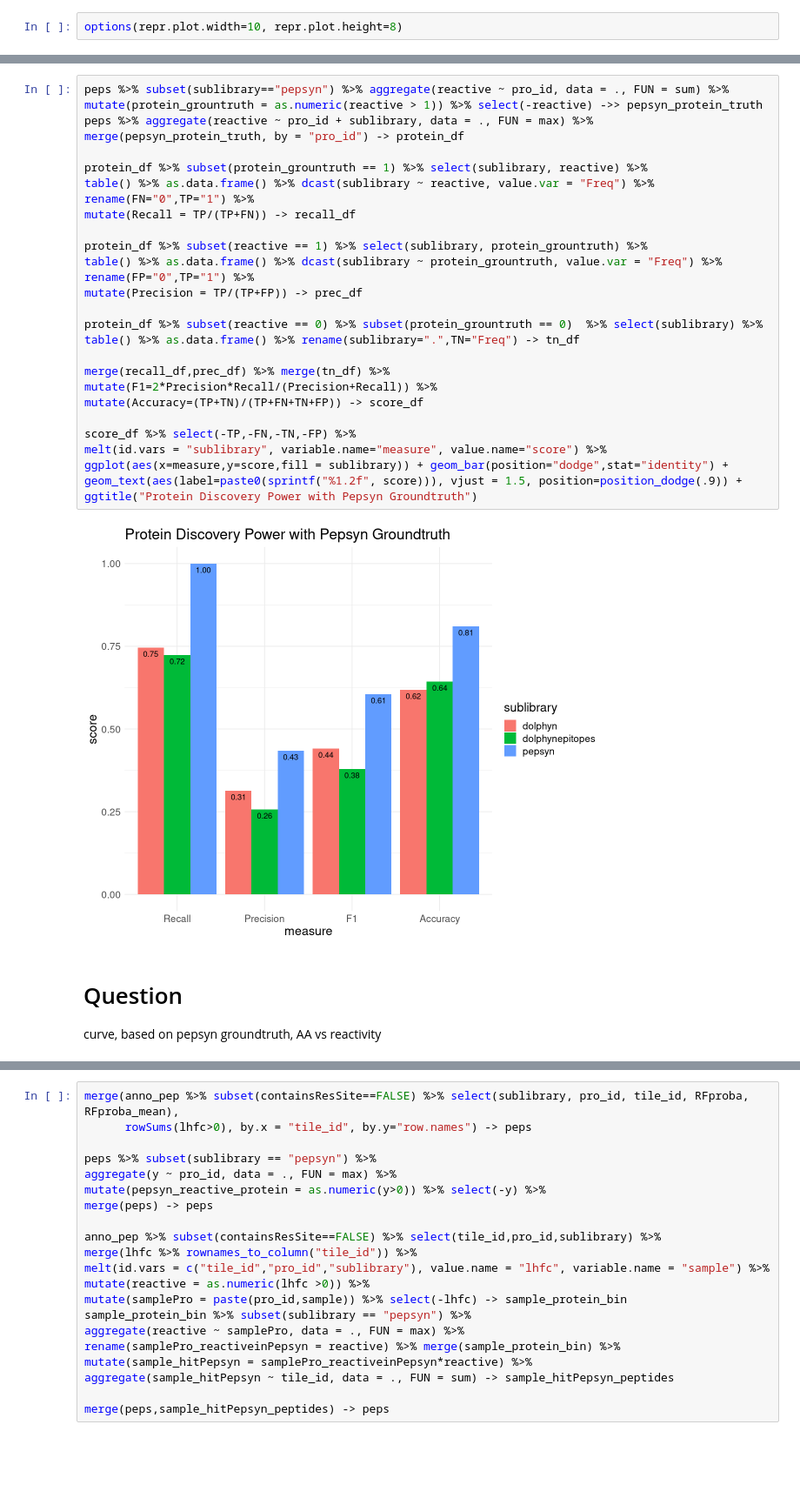
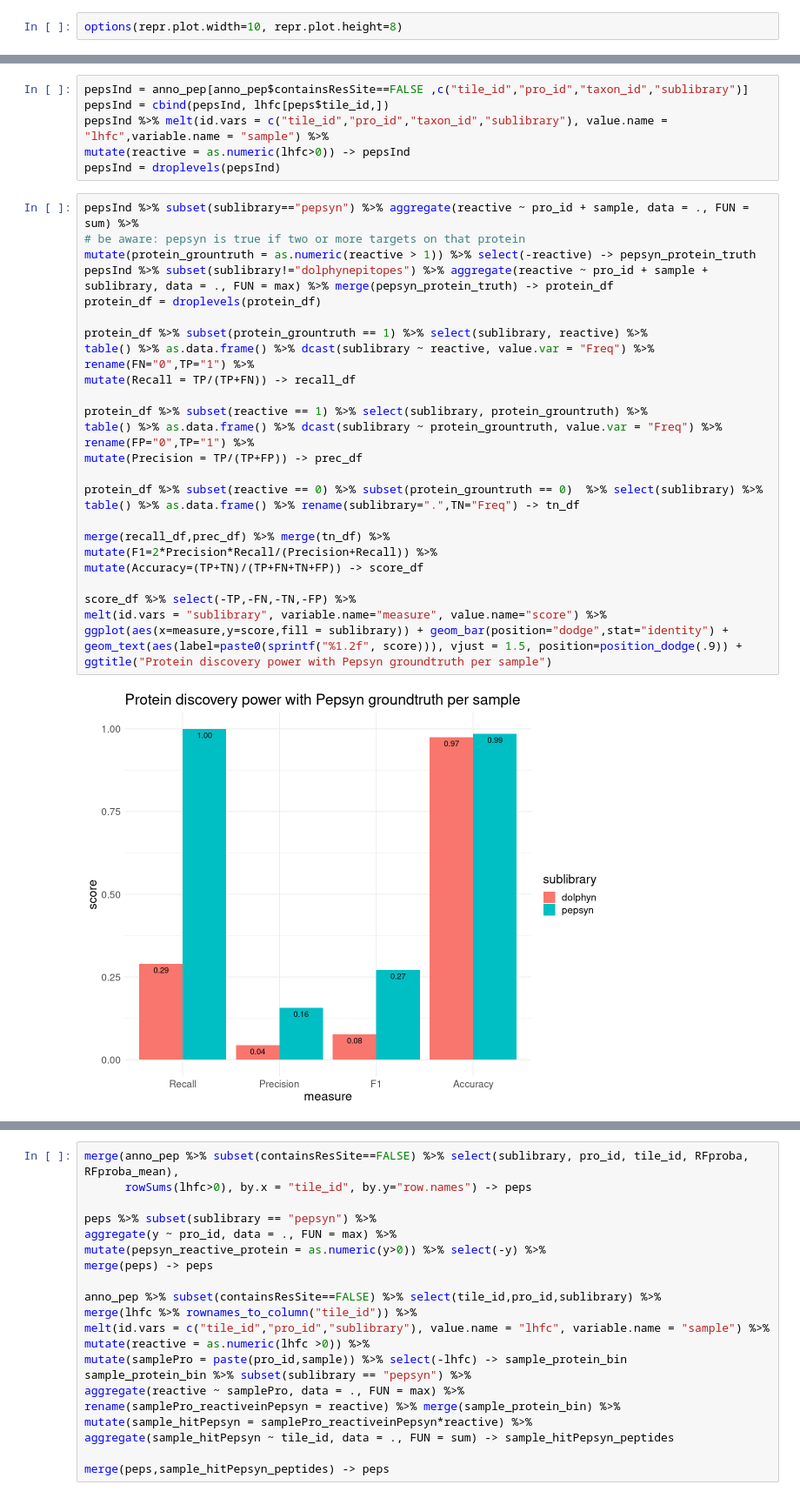
Before and after one commit to kepsi/Dolphyn, a Jupyter notebook: Manuscript Analyses/pepsynVSdolphyn.ipynb, the cells around one changed output, grey strips where cells are left out. Shown at 87% size. Drawn from its saved outputs; the diff is of its cells as text; blank space fills up the shorter version.

```diff
--- a/Manuscript Analyses/pepsynVSdolphyn.ipynb
+++ b/Manuscript Analyses/pepsynVSdolphyn.ipynb
@@ -71,29 +44,35 @@ ggtitle("Protein Discovery Power with Fair Groundtruth")
-# %%
-peps %>% subset(sublibrary=="pepsyn") %>% aggregate(reactive ~ pro_id, data = ., FUN = sum) %>% mutate(protein_grountruth = as.numeric(reactive > 1)) %>% select(-reactive) ->> pepsyn_protein_truth
-peps %>% aggregate(reactive ~ pro_id + sublibrary, data = ., FUN = max) %>% merge(pepsyn_protein_truth, by = "pro_id") -> protein_df
-
-protein_df %>% subset(protein_grountruth == 1) %>% select(sublibrary, reactive) %>%
-table() %>% as.data.frame() %>% dcast(sublibrary ~ reactive, value.var = "Freq") %>% rename(FN="0",TP="1") %>%
-mutate(Recall = TP/(TP+FN)) -> recall_df
-
-protein_df %>% subset(reactive == 1) %>% select(sublibrary, protein_grountruth) %>%
-table() %>% as.data.frame() %>% dcast(sublibrary ~ protein_grountruth, value.var = "Freq") %>% rename(FP="0",TP="1") %>%
-mutate(Precision = TP/(TP+FP)) -> prec_df
-
-protein_df %>% subset(reactive == 0) %>% subset(protein_grountruth == 0)  %>% select(sublibrary) %>%
-table() %>% as.data.frame() %>% rename(sublibrary=".",TN="Freq") -> tn_df
-
-merge(recall_df,prec_df) %>% merge(tn_df) %>%
-mutate(F1=2*Precision*Recall/(Precision+Recall)) %>%
-mutate(Accuracy=(TP+TN)/(TP+FN+TN+FP)) -> score_df
-
-score_df %>% select(-TP,-FN,-TN,-FP) %>%
-melt(id.vars = "sublibrary", variable.name="measure", value.name="score") %>%
-ggplot(aes(x=measure,y=score,fill = sublibrary)) + geom_bar(position="dodge",stat="identity") +
-geom_text(aes(label=paste0(sprintf("%1.2f", score))), vjust = 1.5, position=position_dodge(.9)) +
-ggtitle("Protein Discovery Power with Pepsyn Groundtruth")
-# %% [output]
-[figure, removed]
-# %% [markdown]
-# Question
-curve, based on pepsyn groundtruth, AA vs reactivity
+# %%
+pepsInd = anno_pep[anno_pep$containsResSite==FALSE ,c("tile_id","pro_id","taxon_id","sublibrary")]
+pepsInd = cbind(pepsInd, lhfc[peps$tile_id,])
+pepsInd %>% melt(id.vars = c("tile_id","pro_id","taxon_id","sublibrary"), value.name = "lhfc",variable.name = "sample") %>%
+mutate(reactive = as.numeric(lhfc>0)) -> pepsInd
+pepsInd = droplevels(pepsInd)
+# %%
+pepsInd %>% subset(sublibrary=="pepsyn") %>% aggregate(reactive ~ pro_id + sample, data = ., FUN = sum) %>%
+# be aware: pepsyn is true if two or more targets on that protein
+mutate(protein_grountruth = as.numeric(reactive > 1)) %>% select(-reactive) -> pepsyn_protein_truth
+pepsInd %>% subset(sublibrary!="dolphynepitopes") %>% aggregate(reactive ~ pro_id + sample + sublibrary, data = ., FUN = max) %>% merge(pepsyn_protein_truth) -> protein_df
+protein_df = droplevels(protein_df)
+
+protein_df %>% subset(protein_grountruth == 1) %>% select(sublibrary, reactive) %>%
+table() %>% as.data.frame() %>% dcast(sublibrary ~ reactive, value.var = "Freq") %>% rename(FN="0",TP="1") %>%
+mutate(Recall = TP/(TP+FN)) -> recall_df
+
+protein_df %>% subset(reactive == 1) %>% select(sublibrary, protein_grountruth) %>%
+table() %>% as.data.frame() %>% dcast(sublibrary ~ protein_grountruth, value.var = "Freq") %>% rename(FP="0",TP="1") %>%
+mutate(Precision = TP/(TP+FP)) -> prec_df
+
+protein_df %>% subset(reactive == 0) %>% subset(protein_grountruth == 0)  %>% select(sublibrary) %>%
+table() %>% as.data.frame() %>% rename(sublibrary=".",TN="Freq") -> tn_df
+
+merge(recall_df,prec_df) %>% merge(tn_df) %>%
+mutate(F1=2*Precision*Recall/(Precision+Recall)) %>%
+mutate(Accuracy=(TP+TN)/(TP+FN+TN+FP)) -> score_df
+
+score_df %>% select(-TP,-FN,-TN,-FP) %>%
+melt(id.vars = "sublibrary", variable.name="measure", value.name="score") %>%
+ggplot(aes(x=measure,y=score,fill = sublibrary)) + geom_bar(position="dodge",stat="identity") +
+geom_text(aes(label=paste0(sprintf("%1.2f", score))), vjust = 1.5, position=position_dodge(.9)) +
+ggtitle("Protein discovery power with Pepsyn groundtruth per sample")
+# %% [output]
+[figure, added]
```
Also changed, not shown: parts of 7 cells of this notebook, 10 other files.
